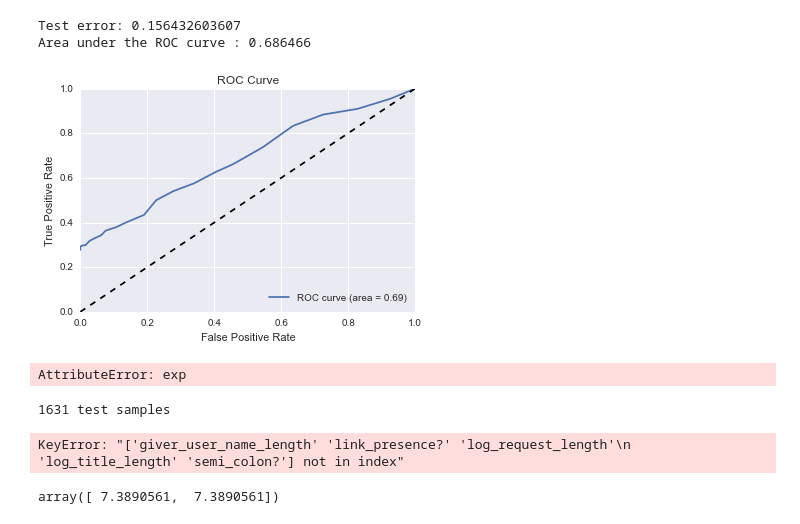
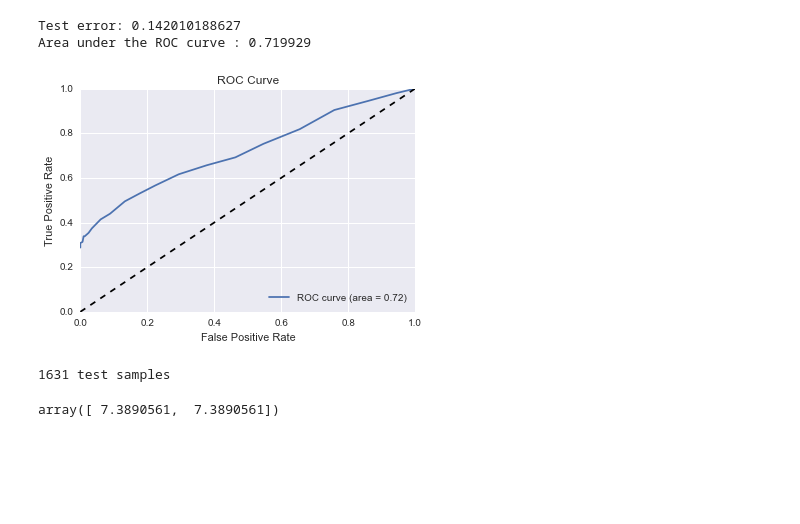
Before and after one commit to anantzoid/kaggle-pizza, a Jupyter notebook: Warfel - Modeling .ipynb, the cells around one changed output. Saved outputs shown, nothing was run; the diff lists cells and outputs as text; code cells hidden in the pictures; blank space fills up the shorter version.

Commit message:
Trained Models with Basic Topic Modeling

```diff
--- a/Warfel - Modeling .ipynb
+++ b/Warfel - Modeling .ipynb
@@ -108,8 +136,9 @@ class NonTopicFeatures(Model):
 # %%
-class LinearRegression(NonTopicFeatures):
+class LinearRegression(TopicFeatures):
     def train(self, X, y):
         model = linear_model.LinearRegression()
         model.fit(X, y)
         self.model = model
     def predict_internal(self, X):
         return self.model.predict(X)
+model = build_and_test(LinearRegression)
@@ -121,0 +149,9 @@ Area under the ROC curve : 0.733053
+# %%
+class LassoRegression(TopicFeatures):
+    def train(self, X, y):
+        model = linear_model.Lasso( alpha=.1)
+        model.fit(X, y)
+        self.model = model
+    def predict_internal(self, X):
+        return self.model.predict(X)
+model = build_and_test(LassoRegression)
@@ -121,0 +162,10 @@ Area under the ROC curve : 0.733053
+# %%
+class LogisticRegression(TopicFeatures):
+    def train(self, X, y):
+        model = linear_model.LogisticRegression()
+        model.fit(X, y)
+        self.model = model
+    def predict_internal(self, X):
+        return self.model.predict_log_proba(X)[:,1]
+
+model = build_and_test(LogisticRegression)
@@ -121,0 +176,10 @@ Area under the ROC curve : 0.733053
+# %%
+class RandomForestc(TopicFeatures):
+    def train(self, X, y):
+        model = RandomForestClassifier(n_estimators=50)
+        model.fit(X, y)
+        self.model = model
+    def predict_internal(self, X):
+        return self.model.predict(X)
+
+model = build_and_test(RandomForestc)
@@ -122,28 +190,16 @@ Area under the ROC curve : 0.733053
 # %%
-class RandomForest(NonTopicFeatures):
+class RandomForest(TopicFeatures):
     def train(self, X, y):
         model = RandomForestRegressor(n_estimators=30)
         model.fit(X, y)
         self.model = model
     def predict_internal(self, X):
         return self.model.predict(X)
 
 model = build_and_test(RandomForest)
 # %% [output]
-Test error: 0.156432603607
-Area under the ROC curve : 0.686466
+Test error: 0.142010188627
+Area under the ROC curve : 0.719929
-[figure, old version]
+[figure, new version]
-# %%
-class LogisticRegression(NonTopicFeatures):
-    def train(self, X, y):
-        model = linear_model.LogisticRegression()
-        model.fit(X, y)
-        self.model = model
-    def predict_internal(self, X):
-        return self.model.predict_proba(X)[:,1]
-
-model = build_and_test(LogisticRegression)
-# %% [output]
-AttributeError: exp
 # %%
 # Generate predictions on the competition's test set
@@ -153,18 +209,15 @@ print len(df_realtest), 'test samples'
 1631 test samples
 # %%
 #Training and writing out to csv
-
 model = LinearRegression(df)  # Now train on the full labelled dataset
-filename = 'NonTopic_predictions.csv'
+filename = 'Topic_predictions1.csv'
 results = zip(df_realtest['request_id'],
               model.predict(df_realtest))
 f = open(filename, 'w')
-print >>f, 'request_id,requester_received_pizza'
+print >>f, 'request_id, requester_received_pizza'
 for a, b in results:
     print >>f, '%s,%f' % (a, b)
 f.close()
-# %% [output]
-KeyError: "['giver_user_name_length' 'link_presence?' 'log_request_length'\n 'log_title_length' 'semi_colon?'] not in index"
 # %%
 np.exp([2,2])
 # %% [output]
```
Also changed, not shown: parts of 13 cells of this notebook, 4 other files.
